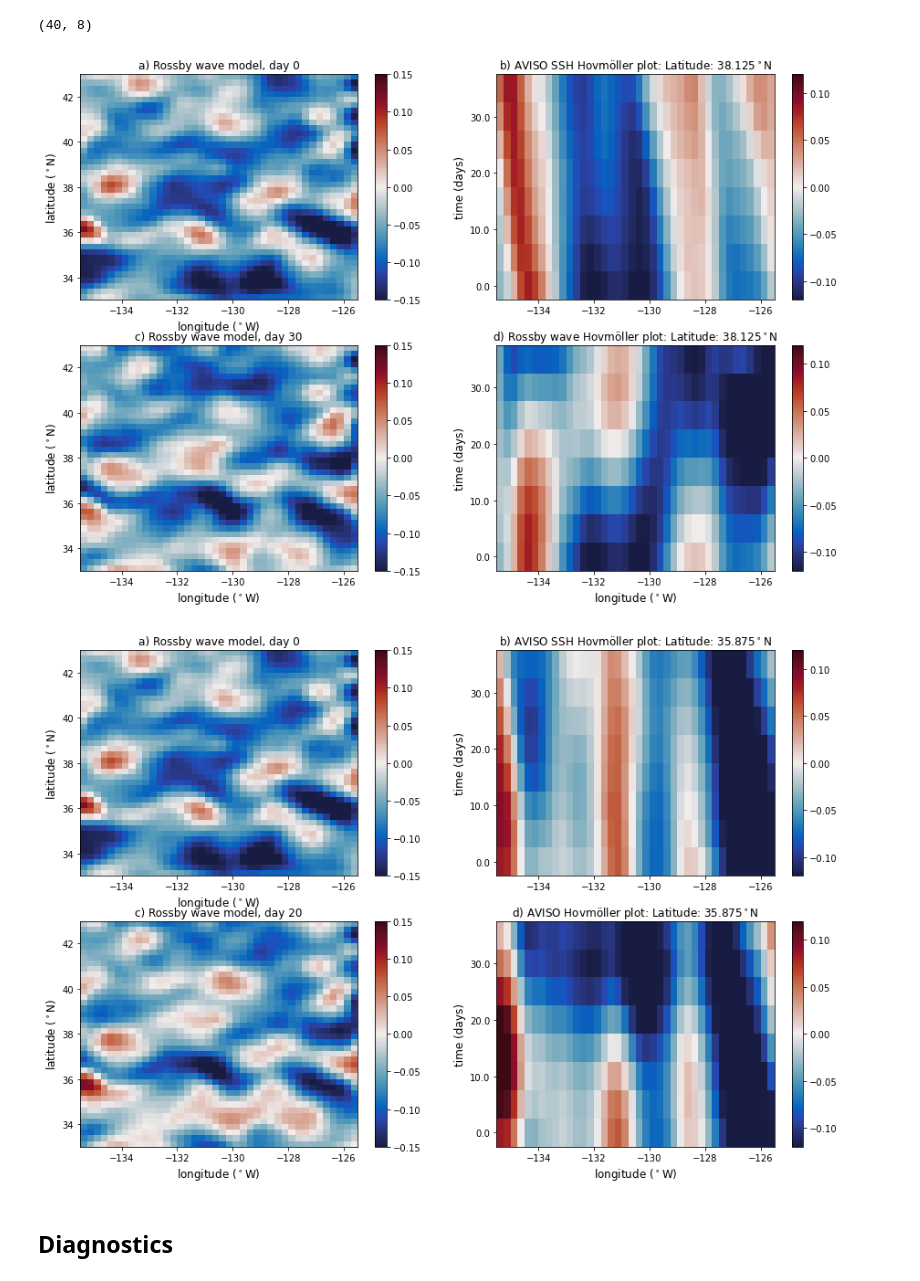
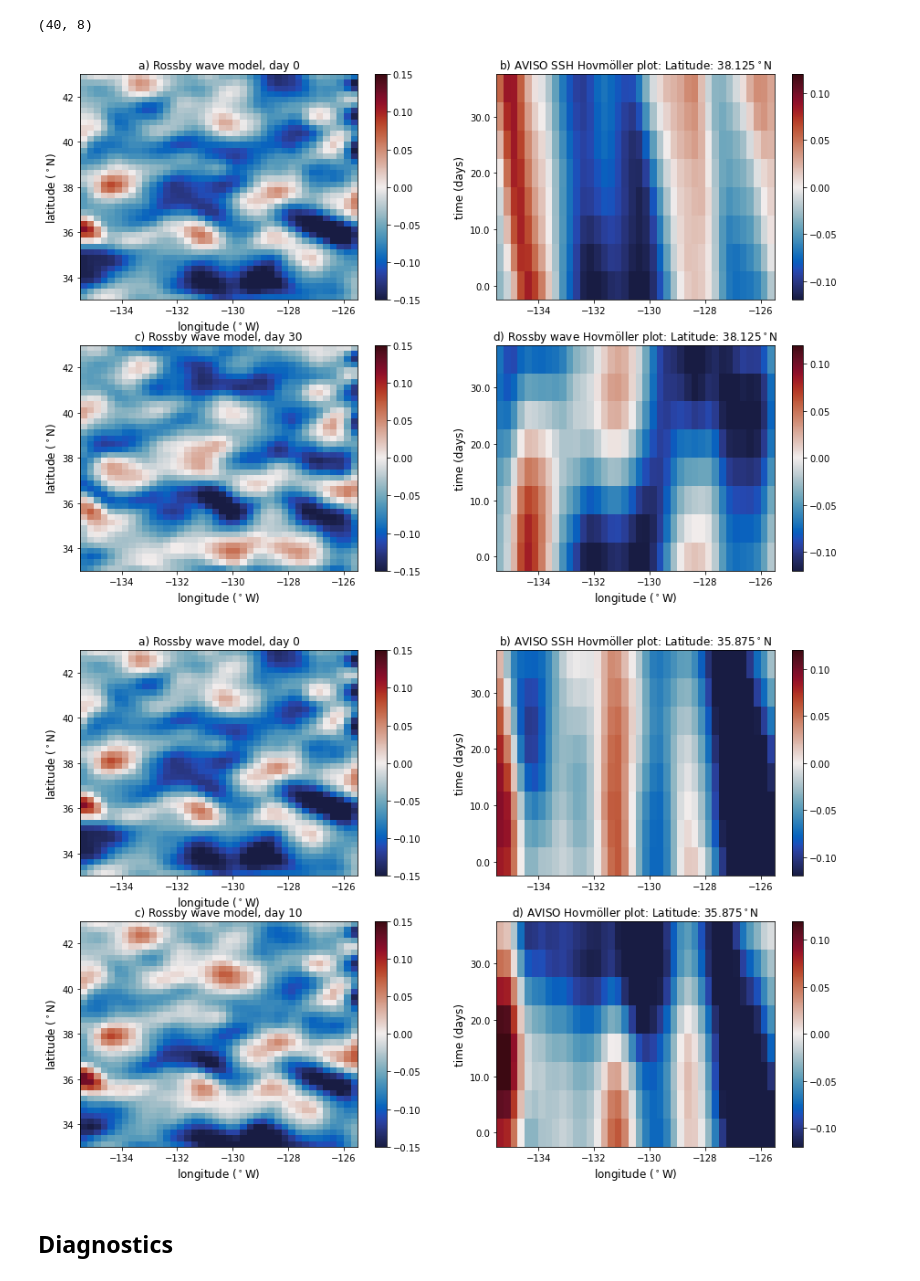
Before and after one commit to yugaophd/cer-swot, a Jupyter notebook: CER101_aviso_forward_model.ipynb, the cells around one changed output. Cells and saved outputs as stored; diff of their text form; code cells hidden in the pictures.

```diff
--- a/CER101_aviso_forward_model.ipynb
+++ b/CER101_aviso_forward_model.ipynb
@@ -65,7 +65,7 @@ domain_factor = 1.5
 k_interval = 2 * np.pi / (domain_factor * L_lat) # k wavemenumber interval
 l_interval = 2 * np.pi / (domain_factor * L_lon)
 
-lamda_min = .75 # 100km = 1 degree
+lamda_min = .5 # 100km = 1 degree
 k_min = 0
 k_max = 2 * np.pi / lamda_min
 l_max = k_max
@@ -156,7 +156,37 @@ SSHA_predicted = np.zeros([time_range, MSLA0.size])
 SSHA_true = np.zeros([time_range, MSLA0.size])
 variance_explained_inverse = np.zeros(time_range)
 MSLA_fwrd = np.zeros([MSLA0.shape[0], MSLA0.shape[1], time_range])
-for day in range(time_range):
+for day in range(0, time_range):
     MSLA = SSHA_masked[:,:,day0 + day:day0 + day + 1]
     SSHA_predicted[day], SSHA_true[day], variance_explained_inverse[day] = make_ssh_predictions(day, amp, MSLA, MModes, k_n, l_n, lon, lat, T_time, Psi, Rm)
     MSLA_fwrd[:, :, day:day+1] = reverse_vector(MSLA, SSHA_predicted[day])
+
+    plt.figure(figsize = (15, 5))
+
+    plt.subplot(131)
+    plt.pcolormesh(lon, lat, MSLA[:, :, 0], cmap = cmo.cm.balance, vmin = -.15, vmax = .15) #MSLA_fwd[:, :, day]
+    plt.colorbar()
+    plt.xlabel('Longitude (\N{DEGREE SIGN}W)', fontsize = 14)
+    plt.ylabel('Latitude (\N{DEGREE SIGN}N)', fontsize = 14)
+    plt.title('a) AVISO forward model ' + str(date_time[day])[:10], fontsize = 14)
+
+    plt.subplot(132)
+    #plt.plot(lon[xvalid_index], lat[yvalid_index], 'x', color = 'gray')
+    plt.pcolormesh(lon, lat, MSLA_fwrd[:, :, day], vmin = -.15, vmax = .15, cmap = cmo.cm.balance)
+    plt.colorbar()
+    plt.xlabel('Longitude (\N{DEGREE SIGN}W)', fontsize = 14)
+    plt.ylabel('Latitude (\N{DEGREE SIGN}N)', fontsize = 14)
+    plt.title('b) Rossby wave model, 450 waves', fontsize = 14)
+
+    residual = MSLA[:, :, 0] - MSLA_fwrd[:, :, day]
+    plt.subplot(133)
+    #plt.plot(lon[xvalid_index], lat[yvalid_index], 'x', color = 'gray')
+    plt.pcolormesh(lon, lat, residual, cmap = cmo.cm.balance, vmin = -.15, vmax = .15)
+    plt.colorbar()
+    plt.xlabel('Longitude (\N{DEGREE SIGN}W)', fontsize = 14)
+    plt.ylabel('Latitude (\N{DEGREE SIGN}N)', fontsize = 14)
+    plt.title('c) Residual variance ' + str((1 - variance_explained_inverse[day]) * 100)[:4] + '%', fontsize = 14)
+
+    plt.tight_layout()
+    #plt.close()
+    plt.savefig('fwrd_ssh_' + str(date_time[day])[:10] +'_' + str(skill.size) + 'waves.png', dpi = 300)
@@ -222,45 +261,45 @@ plt.ylabel('time (days)', fontsize = 12)
 plt.yticks(time[0::2], time[0::2] - time[0])
 plt.savefig('fwrd_model' + str(l_n.size * k_n.size) + 'waves.png')
 # %% [output]
-[figure, old version]
+[figure, new version]
 # %%
 selected_lat = 11
 # %%
-date1, date2 = 0, 4
+date1, date2 = 0, 2
 plt.figure(figsize = (15, 10))
 plt.subplot(221)
 plt.title('a) Rossby wave model, day '+ str(int(date1 * 5)))
 plt.pcolormesh(lon, lat,  MSLA_fwrd[:, :, date1], cmap = cmo.cm.balance, vmin = -.15, vmax = .15)
 plt.colorbar()
 plt.xlabel('longitude ($^\circ$W)', fontsize = 12)
 plt.ylabel('latitude ($^\circ$N)', fontsize = 12)
 
 plt.subplot(222)
 #plt.subplot(311)
 plt.title('b) AVISO SSH Hovmöller plot: Latitude: ' + str(lat[selected_lat]) + '$^\circ$N', fontsize = 12)
 plt.pcolormesh(lon, time,  SSHA[selected_lat, :, :selected_time].T, cmap = cmo.cm.balance, vmin = -.12, vmax = .12)
 plt.colorbar()
 plt.ylabel('time (days)', fontsize = 12)
 plt.yticks(time[0::2], time[0::2] - time[0])
 
 plt.subplot(223)
 plt.title('c) Rossby wave model, day ' + str(int(date2 * 5)))
 plt.pcolormesh(lon, lat,  MSLA_fwrd[:, :, date2], cmap = cmo.cm.balance, vmin = -.15, vmax = .15)
 plt.colorbar()
 plt.xlabel('longitude ($^\circ$W)', fontsize = 12)
 plt.ylabel('latitude ($^\circ$N)', fontsize = 12)
 
 plt.subplot(224)
 plt.title('d) AVISO Hovmöller plot: Latitude: '
           + str(lat[selected_lat]) + '$^\circ$N', fontsize = 12)
 plt.pcolormesh(lon, time, MSLA_fwrd[selected_lat, :, :selected_time].T, cmap = cmo.cm.balance, vmin = -.12, vmax = .12)
 plt.colorbar()
 plt.xlabel('longitude ($^\circ$W)', fontsize = 12)
 plt.ylabel('time (days)', fontsize = 12)
 plt.yticks(time[0::2], time[0::2] - time[0])
 plt.savefig('fwrd_model' + str(l_n.size * k_n.size) + 'waves.png')
 # %% [output]
-[figure, old version]
+[figure, new version]
 # %% [markdown]
 ## Diagnostics
 # %% [markdown]
```
Also changed, not shown: parts of 11 cells of this notebook, 2 other files.
